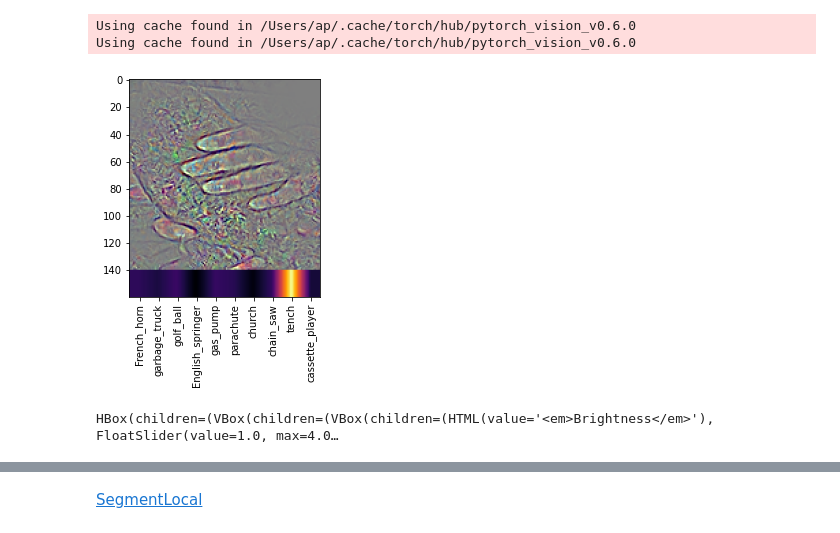
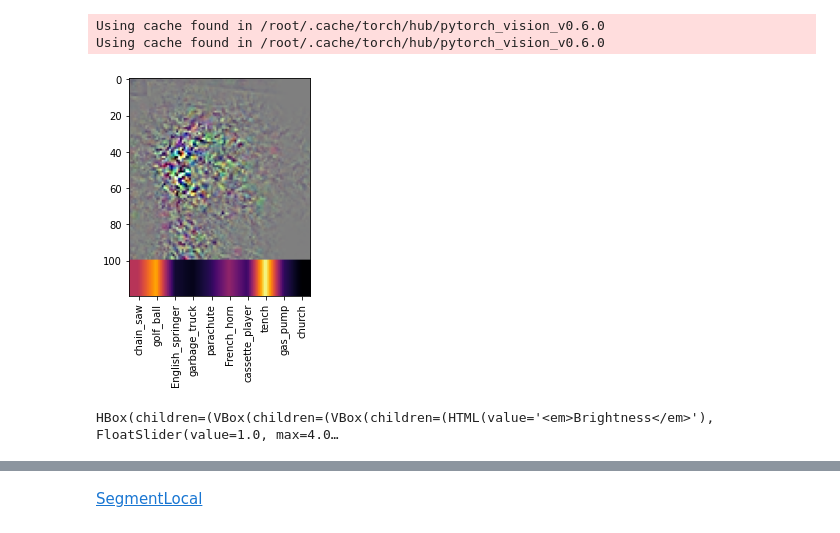
Before and after one commit to apstuff/augmentation-impact, a Jupyter notebook: notebooks/augmentation_control.ipynb, the cells around one changed output, grey strips where cells are left out. Drawn from its saved outputs; the diff is of its cells as text; code cells hidden in the pictures.

```diff
--- a/notebooks/augmentation_control.ipynb
+++ b/notebooks/augmentation_control.ipynb
@@ -45,7 +275,7 @@ with urllib.request.urlopen('https://s3.amazonaws.com/deep-learning-models/image
 f_to_idx = {val[0]:idx for idx,val in classes.items()}
 my_classes = [f_to_idx[f.name] for f in (path/"train").ls()]
 # %%
-device = 'cpu'
+device = 'cuda'
 use_cuda = True if device == 'cuda' else False
 
 # I need to pass 2 separate versions of the model because something happens in grad_cam that modifies the model
@@ -58,8 +288,8 @@ grad_cam = GradCam(model=grad_cam, feature_module=grad_cam.layer4, \
                    target_layer_names=["2"], use_cuda=use_cuda)
 gb_model = GuidedBackpropReLUModel(model=gb_model, use_cuda=use_cuda)
 # %% [output]
-Using cache found in /Users/ap/.cache/torch/hub/pytorch_vision_v0.6.0
-Using cache found in /Users/ap/.cache/torch/hub/pytorch_vision_v0.6.0
+Using cache found in /root/.cache/torch/hub/pytorch_vision_v0.6.0
+Using cache found in /root/.cache/torch/hub/pytorch_vision_v0.6.0
 # %%
 def get_heatmap(x, target_index = None):
     mask = grad_cam(x, target_index)
@@ -225,33 +455,33 @@ class MyImg():
         shape = (20,img.shape[1])
 
         # combine transformed images and their layer activations
         img_comb = np.vstack([img, arr_to_img(imresize(out,shape), 'inferno') ])
         return img_comb
 
     def create_gif(self,path):
         # to make flatten activation better visible, the images will be streched by a factor of 20 and the width is adapted to the original image width
         w,h,d = self.images[0].shape
         transform_act = lambda x: arr_to_img(imresize(x,(20,w)), 'inferno')
 
         # combine sequence of transformed images and their layer activations
         imgs_combs = [ np.vstack([arr_to_img(img).resize((w,h)), transform_act(act) ]) for img, act in zip(self.images,self.activations)  ]
 
         # transform to images, add backward loop and store as gif
         first_img, *imgs = [ pilImage.fromarray( img ) for img in imgs_combs]
         imgs += [img for img in imgs[::-1]]
         first_img.save(fp=path, format='GIF', append_images=imgs, save_all=True, duration=100, loop=0)
 
 
 normalize = transforms.Normalize(mean=[0.485, 0.456, 0.406],
                                  std=[0.229, 0.224, 0.225])
 size = 160
 img = PILImage.create(fname).resize((size,size))
 myimg = MyImg(img,
               model,
-              cuda=False,
+              cuda=True,
               get_model_act=True,
               restrict_classes={i:classes[i][1] for i in my_classes},
               normalize=normalize)
-myimg.tfms(crop_size=140,highlight_act='gradcam',perspective_w=180,perspective_h=180,perspective_d=20,erase_w=10,erase_h=10,rotate_ang=90)
+myimg.tfms(crop_size=100,highlight_act='gradcam',perspective_w=180,perspective_h=180,perspective_d=20,erase_w=10,erase_h=10,rotate_ang=90)
 # %% [output]
-[figure, old version]
+[figure, new version]
@@ -258,2 +526,9 @@ myimg.tfms(crop_size=140,highlight_act='gradcam',perspective_w=180,perspective_h
+# %%
+myimg.reset()
+#out_tfms.clear_output()
+widgets.HBox([widgets.VBox([box_brightness, box_crop, box_rotate, box_perspective, box_erase,
+                            btn_act_loc, btn_create_gif]), out_tfms])
+# %% [output]
+HBox(children=(VBox(children=(VBox(children=(HTML(value='<em>Brightness</em>'), FloatSlider(value=1.0, max=4.0…
 # %%
 #import cProfile
@@ -294,10 +535,0 @@ box_erase = widgets.VBox([widgets.HTML('<em>Erase Box</em>'),sl_erase_i,sl_erase
-# %%
-myimg.reset(PILImage.create((path/"train/n01440764").ls()[3]).resize((size,size)))
-#out_tfms.clear_output()
-out_tfms = widgets.interactive_output(myimg.tfms, {"brightness":sl_brightness,"crop_size":sl_crop_size,"highlight_act":btn_act_loc, "rotate_ang":sl_rotate,
-                                                  "perspective_w":sl_perspective_w,"perspective_h":sl_perspective_h,"perspective_d":sl_perspective_d,
-                                                  "erase_i":sl_erase_i,"erase_j":sl_erase_j,"erase_w":sl_erase_w, "erase_h":sl_erase_h})
-widgets.HBox([widgets.VBox([box_brightness, box_crop, box_rotate, box_perspective, box_erase,
-                            btn_act_loc, btn_create_gif]), out_tfms])
-# %% [output]
-HBox(children=(VBox(children=(VBox(children=(HTML(value='<em>Brightness</em>'), FloatSlider(value=1.0, max=4.0…
```
Also changed, not shown: parts of 10 cells of this notebook.
